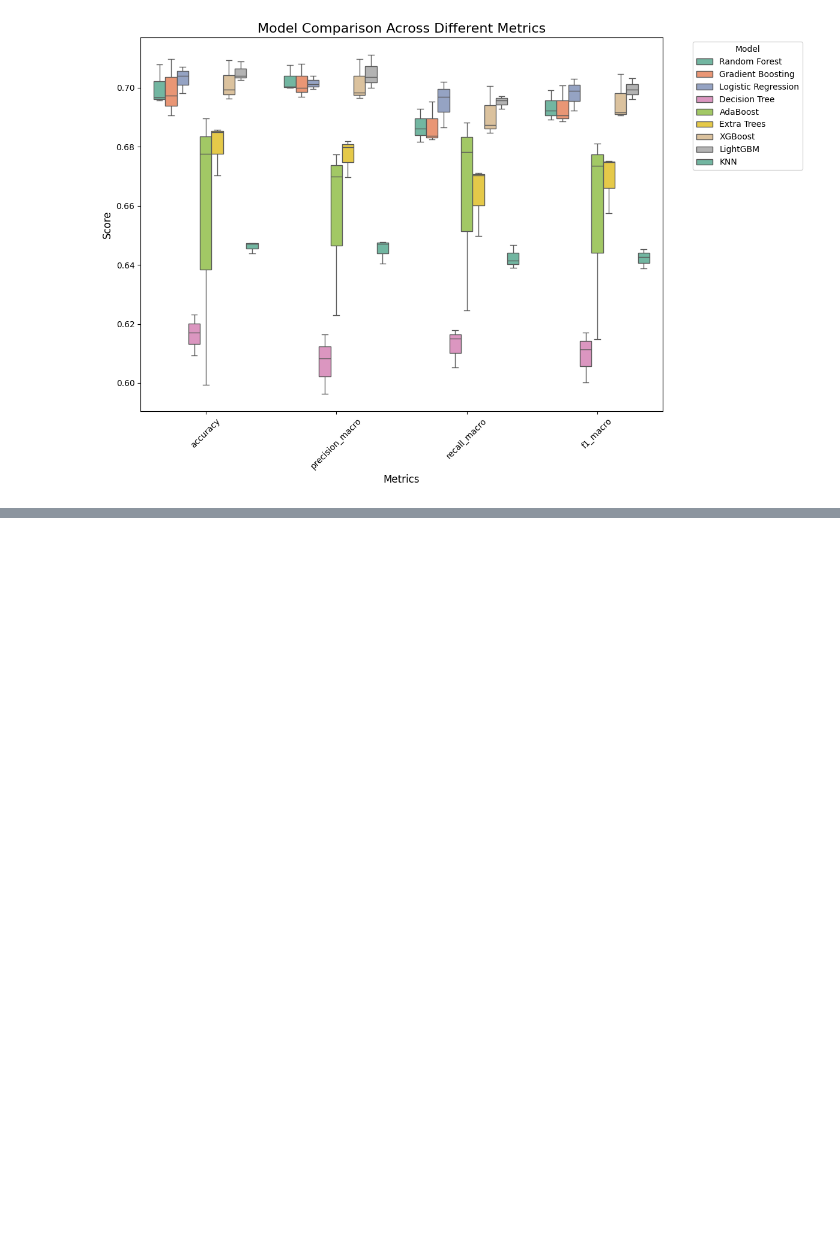
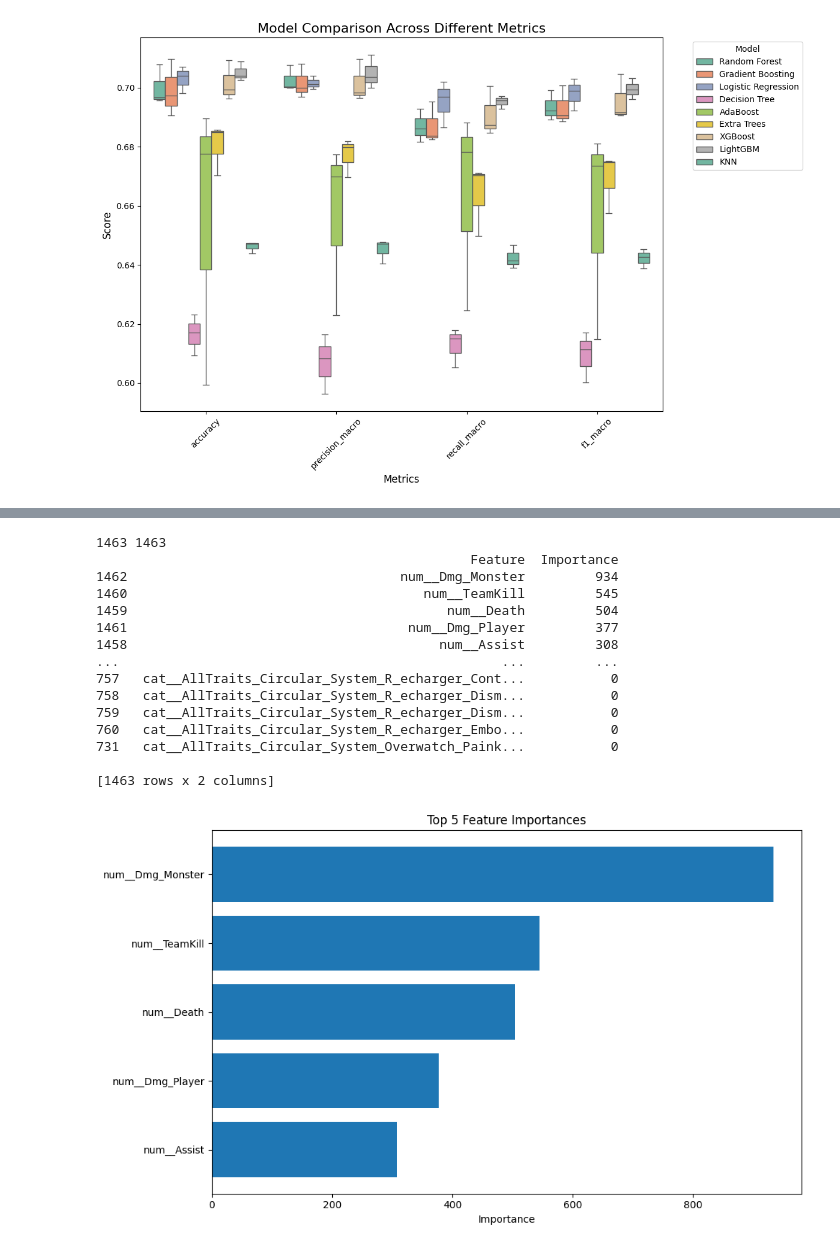
Before and after one commit to ZacZac360/LuminaIslandDossier, a Jupyter notebook: Character_Build.ipynb, the cells around one changed output, grey strips where cells are left out. Saved outputs shown, nothing was run; the diff lists cells and outputs as text; code cells hidden in the pictures; blank space fills up the shorter version.

```diff
--- a/Character_Build.ipynb
+++ b/Character_Build.ipynb
@@ -428,6 +447,59 @@ Pipeline(steps=[('preprocess',
                                                    'TeamKill', 'Dmg_Player',
                                                    'Dmg_Monster'])])),
                 ('classifier', LGBMClassifier(n_jobs=-1, random_state=42))])
+# %%
+# Get feature importances from the trained model
+importances = character_build.named_steps['classifier'].feature_importances_
+
+# After preprocessing, get the feature names from the preprocessor
+feature_names = preprocessor.get_feature_names_out()
+
+# Check the number of features in feature_names and importances
+print(len(feature_names), len(importances))
+importances = importances[:len(feature_names)]
+
+
+# Pair the importances with feature names for easier interpretation
+feature_importance_df = pd.DataFrame({
+    'Feature': feature_names,
+    'Importance': importances
+})
+
+# Sort by importance
+feature_importance_df = feature_importance_df.sort_values(by='Importance', ascending=False)
+
+# Display feature importance
+print(feature_importance_df)
+
+# Get the top 10 most important features
+top_n = 5
+top_features = feature_importance_df.head(top_n)
+
+# Plot the top 10 features
+plt.figure(figsize=(10, 6))
+plt.barh(top_features['Feature'], top_features['Importance'])
+plt.xlabel('Importance')
+plt.title(f'Top {top_n} Feature Importances')
+plt.gca().invert_yaxis()  # Invert y-axis to show the most important features at the top
+plt.tight_layout()
+plt.show()
+# %% [output]
+1463 1463
+                                                Feature  Importance
+1462                                   num__Dmg_Monster         934
+1460                                      num__TeamKill         545
+1459                                         num__Death         504
+1461                                    num__Dmg_Player         377
+1458                                        num__Assist         308
+...                                                 ...         ...
+757   cat__AllTraits_Circular_System_R_echarger_Cont...           0
+758   cat__AllTraits_Circular_System_R_echarger_Dism...           0
+759   cat__AllTraits_Circular_System_R_echarger_Dism...           0
+760   cat__AllTraits_Circular_System_R_echarger_Embo...           0
+731   cat__AllTraits_Circular_System_Overwatch_Paink...           0
+
+[1463 rows x 2 columns]
+[figure, added]
 # %%
 #Evaluate the model
 y_pred = character_build.predict(X_test)
```
Also changed, not shown: parts of 11 cells of this notebook, 3 other files.
